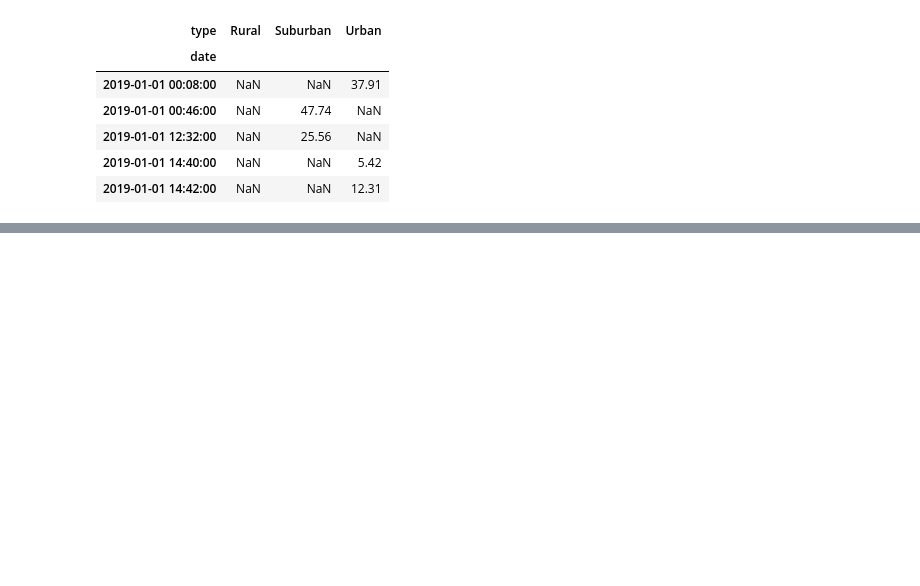
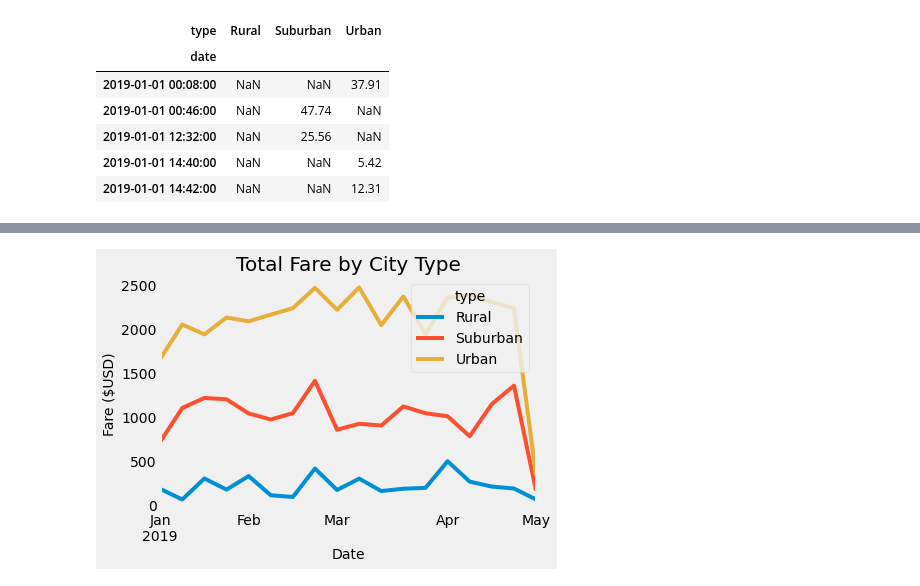
Before and after one commit to rindneremily/PyBer_Analysis, a Jupyter notebook: PyBer_Challenge.ipynb, the cells around one changed output, grey strips where cells are left out. Saved outputs shown, nothing was run; the diff lists cells and outputs as text; code cells hidden in the pictures; blank space fills up the shorter version.

```diff
--- a/PyBer_Challenge.ipynb
+++ b/PyBer_Challenge.ipynb
@@ -192,3 +192,5 @@ quarter_one_df.head()
 # %%
 # 6. Set the "date" index to datetime datatype. This is necessary to use the resample() method in Step 8.
 # df.index = pd.to_datetime(df.index)
+quarter_one_df.index = pd.to_datetime(quarter_one_df.index)
+quarter_one_df
@@ -197,2 +226,4 @@ quarter_one_df.head()
 # %%
 # 8. Create a new DataFrame using the "resample()" function by week 'W' and get the sum of the fares for each week.
+weekly_quarter_one = quarter_one_df.resample("W").sum()
+weekly_quarter_one
@@ -199,7 +249,20 @@ quarter_one_df.head()
 # %%
 # 8. Using the object-oriented interface method, plot the resample DataFrame using the df.plot() function.
 
 # Import the style from Matplotlib.
 from matplotlib import style
 # Use the graph style fivethirtyeight.
 style.use('fivethirtyeight')
+
+ax = weekly_quarter_one.plot()
+ax.set_title('Total Fare by City Type',fontsize=20)
+ax.set_xlabel('Date',fontsize=14)
+ax.set_ylabel('Fare ($USD)',fontsize=14)
+ax.grid()
+# Save the figure.
+plt.savefig("analysis/PyBer_fare_summary.png")
+
+
+plt.show()
+# %% [output]
+[figure, added]
```
Also changed, not shown: parts of 3 cells of this notebook, 1 other file.
